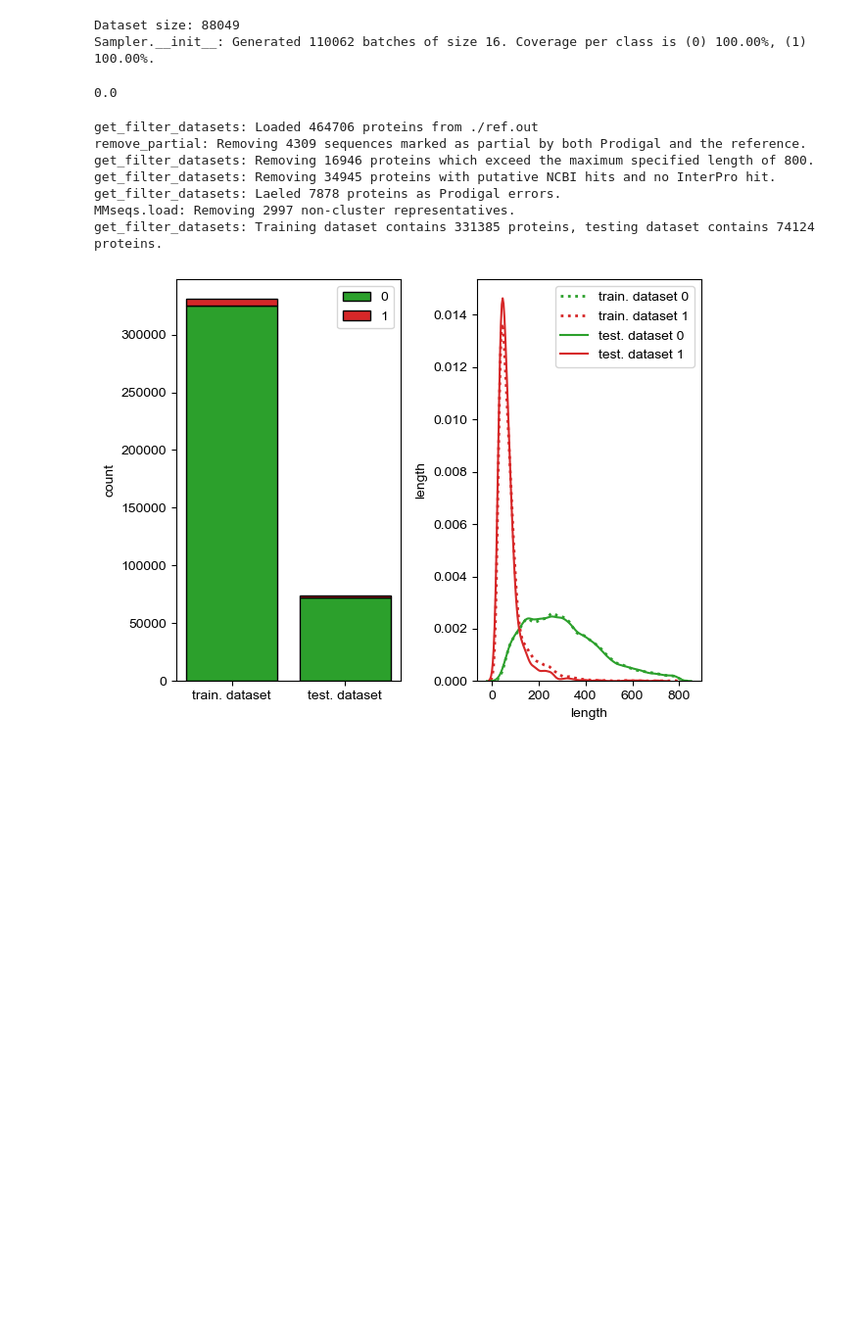
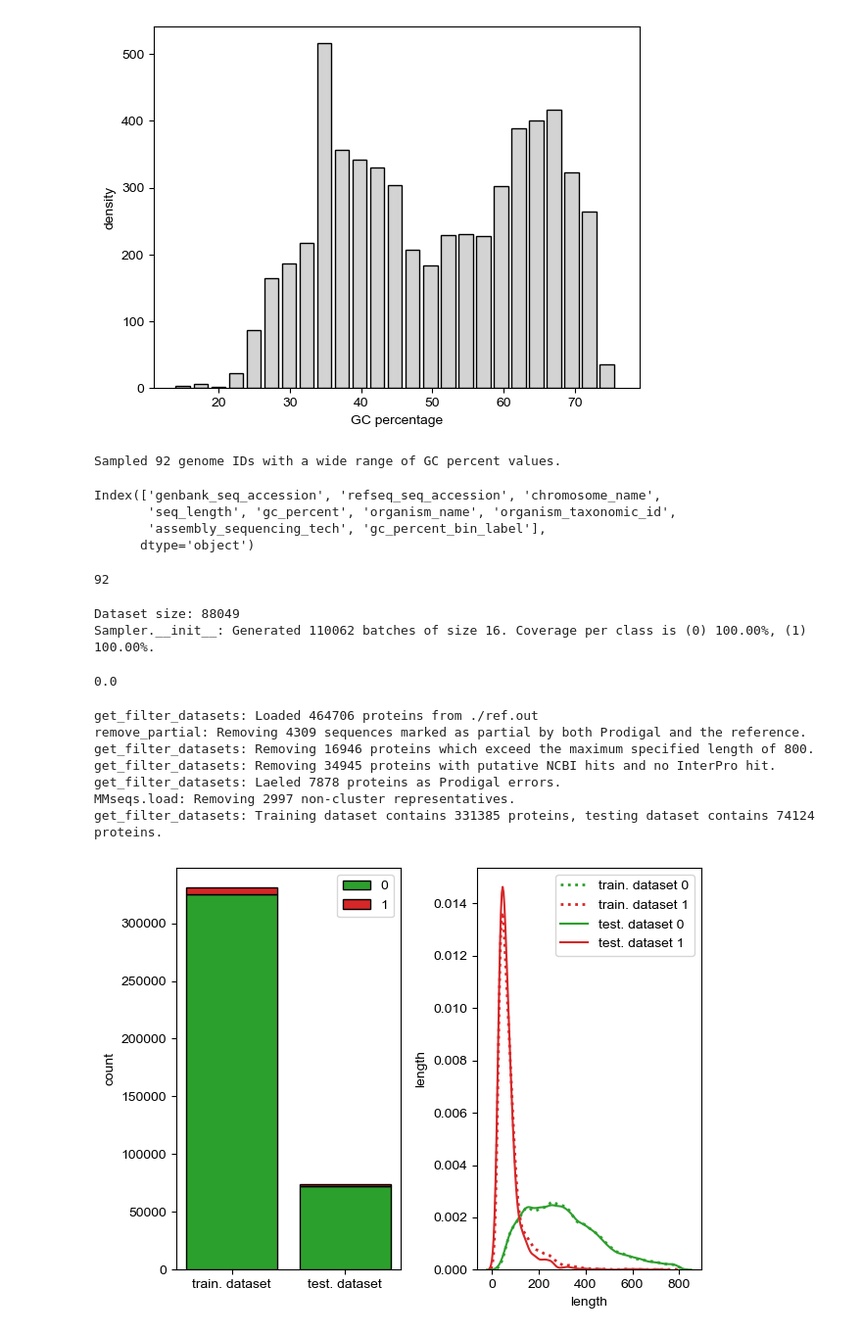
Before and after one commit to pipparichter/frugal, a Jupyter notebook: notebooks/sandbox.ipynb, the cells around one changed output. Shown at 98% size. Cells and saved outputs as stored; diff of their text form; code cells hidden in the pictures; blank space fills up the shorter version.

```diff
--- a/notebooks/sandbox.ipynb
+++ b/notebooks/sandbox.ipynb
@@ -16,3 +20,36 @@ from src.dataset import Dataset
+# %%
+genome_metadata_df = load_genome_metadata()
+
+fig, ax = plt.subplots()
+counts, bins, _ = ax.hist(genome_metadata_df.gc_percent, bins=25, width=2, edgecolor='black', color='lightgray')
+ax.set_ylabel('density')
+ax.set_xlabel('GC percentage')
+
+plt.show()
+
+n = 100
+genome_ids = list()
+genome_metadata_df['gc_percent_bin_label'] = pd.cut(genome_metadata_df.gc_percent, bins=bins, labels=np.arange(25))
+for bin_label, df in genome_metadata_df.groupby('gc_percent_bin_label', observed=True):
+    count = max(1, int(100 * (counts[bin_label] / sum(counts))))
+    genome_ids += list(df.sample(count).index)
+print(f'Sampled {len(genome_ids)} genome IDs with a wide range of GC percent values.')
+
+taxonomy_ids = genome_metadata_df.loc[genome_ids, :].organism_taxonomic_id
+# %% [output]
+[figure, added]
+Sampled 92 genome IDs with a wide range of GC percent values.
+# %%
+genome_metadata_df.columns
+# %% [output]
+Index(['genbank_seq_accession', 'refseq_seq_accession', 'chromosome_name',
+       'seq_length', 'gc_percent', 'organism_name', 'organism_taxonomic_id',
+       'assembly_sequencing_tech', 'gc_percent_bin_label'],
+      dtype='object')
+# %%
+len(taxonomy_ids)
+# %% [output]
+92
 # %%
 # dataset = Dataset.from_hdf('../data/filter_dataset_test.h5', feature_type='esm_650m_gap')
 print('Dataset size:', len(dataset))
```
Also changed, not shown: parts of 2 cells of this notebook, 10 other files.
